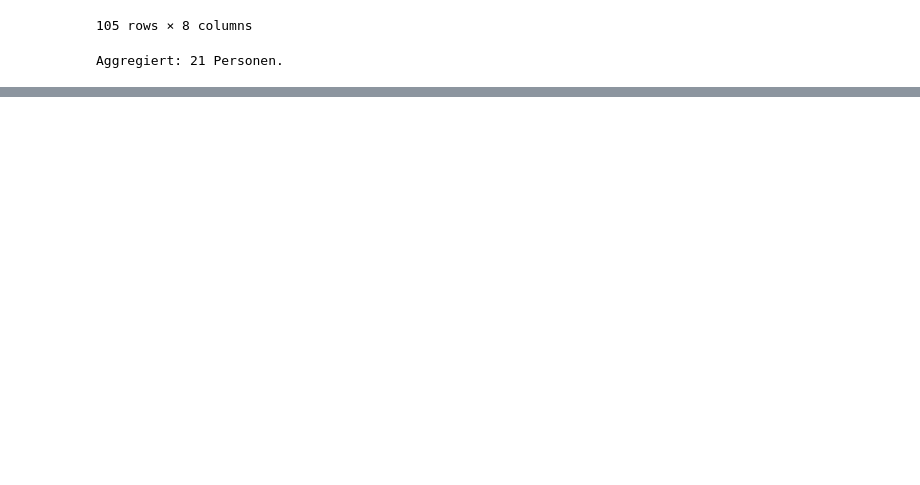
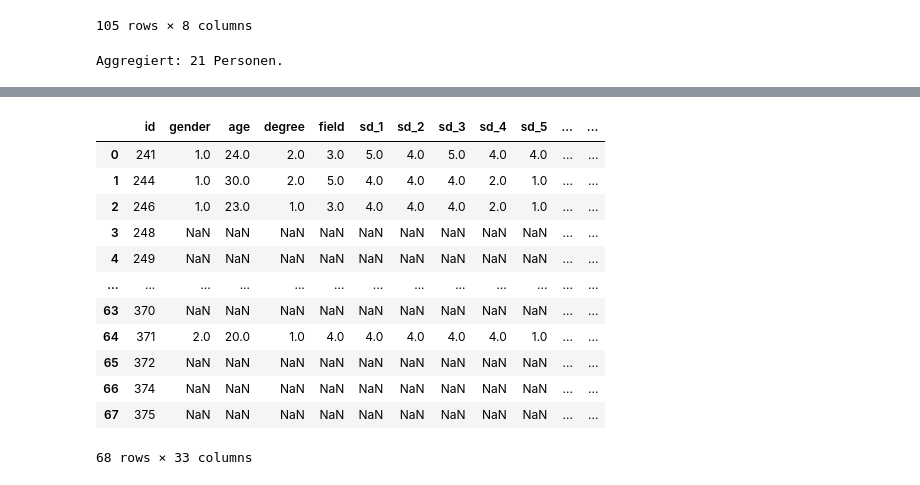
Before and after one commit to 47867/Masterprojekt-Chatbots-Fork, a Jupyter notebook: Python_code/Data_pipeline.ipynb, the cells around one changed output, grey strips where cells are left out. Saved outputs shown, nothing was run; the diff lists cells and outputs as text; code cells hidden in the pictures; blank space fills up the shorter version.

```diff
--- a/Python_code/Data_pipeline.ipynb
+++ b/Python_code/Data_pipeline.ipynb
@@ -523,3 +526,68 @@ df_final         = merge_survey_chatlogs(df_survey_mapped, df_person, how="inner
 
 df_final.to_csv(path_proc / "perp_dataset.csv", index=False)
 df_final
+# %%
+######################################################
+# Ausgeschlossene (ungültige) Fälle exportieren      #
+# Fälle, die vor der LLM-Pipeline entfernt wurden    #
+# (< 5 extrahierte Chats)                            #
+######################################################
+path_exp_l = path_proc / "daten_export_laura"
+path_exp_l.mkdir(parents=True, exist_ok=True)
+
+# Rohdaten neu einlesen, da df_raw oben auf die gültigen Fälle gefiltert wurde
+df_raw_full = pd.read_csv(csv_path, sep="\t")
+
+# dieselben Mail-/Ergänzungs-Korrekturen anwenden wie oben,
+# damit die rekonstruierten Chat-Texte auch hier enthalten sind
+with open(path_other / "ergänzung.txt", "r", encoding="utf-8") as f:
+    df_raw_full.loc[df_raw_full["CASE"].astype(int) == 339, "CH08s"] = f.read()
+with open(path_other / "ergänzung2.txt", "r", encoding="utf-8") as f:
+    df_raw_full.loc[df_raw_full["CASE"].astype(int) == 367, "CH09s"] = f.read()
+df_raw_full = mp.apply_mail_values(df_raw_full, path_mail)
+
+df_excluded_raw = df_raw_full[df_raw_full["CASE"].astype(int).isin(excluded)].copy()
+
+# Spalten, die erst nach dem Ausschluss erzeugt wurden (LLM-Kategorisierungen):
+# für die ausgeschlossenen Fälle existieren keine Klassifikationen -> NA
+created_cols = ["n_chats_valid"] + ALL_COUNT_COLS
+
+# DATENSATZ A: alle Roh-Variablen + alle später erzeugten Variablen
+df_excluded_full = df_excluded_raw.copy()
+for c in created_cols:
+    df_excluded_full[c] = pd.NA
+df_excluded_full.to_csv(path_exp_l / "excluded_raw_full.csv", index=False)
+
+# DATENSATZ B: nur die Variablen aus df_final, aber mit den ausgeschlossenen Fällen
+df_excluded_mapped = map_survey(df_excluded_raw)
+for c in created_cols:
+    df_excluded_mapped[c] = pd.NA
+df_excluded_final = df_excluded_mapped.reindex(columns=df_final.columns)
+df_excluded_final.to_csv(path_exp_l / "excluded_final_vars.csv", index=False)
+
+print(f"Ausgeschlossene Fälle: {sorted(excluded)}")
+print(f"Datensatz A (raw + erzeugte Variablen): {df_excluded_full.shape} -> excluded_raw_full.csv")
+print(f"Datensatz B (df_final-Variablen):       {df_excluded_final.shape} -> excluded_final_vars.csv")
+df_excluded_full
+
+######################################################
+# Gesamtdatensätze: alle 68 Beobachtungen            #
+# (gültige Fälle mit LLM-Werten, ungültige mit NA)   #
+######################################################
+
+# DATENSATZ C: alle Roh-Variablen + erzeugte Variablen, alle Fälle
+counts_by_case = df_person.copy()
+counts_by_case["CASE"] = counts_by_case["teilnehmer_id"].astype(int)
+counts_by_case = counts_by_case.drop(columns=["teilnehmer_id"])
+df_all_full = df_raw_full.merge(counts_by_case, on="CASE", how="left")
+df_all_full.to_csv(path_exp_l / "all_raw_full.csv", index=False)
+
+# DATENSATZ D: df_final-Struktur, alle Fälle
+df_all_final = (pd.concat([df_final, df_excluded_final], ignore_index=True)
+                .sort_values("id").reset_index(drop=True))
+df_all_final.to_csv(path_exp_l / "all_final_vars.csv", index=False)
+
+print(f"Datensatz C (raw + erzeugte Variablen, alle Fälle): {df_all_full.shape} -> all_raw_full.csv")
+print(f"Datensatz D (df_final-Variablen, alle Fälle):       {df_all_final.shape} -> all_final_vars.csv")
+df_all_final
+# %% [output]
@@ -525,0 +603,13 @@ df_final
+|  | id | gender | age | degree | field | sd_1 | sd_2 | sd_3 | sd_4 | sd_5 | ... | ... |
+| 0 | 241 | 1.0 | 24.0 | 2.0 | 3.0 | 5.0 | 4.0 | 5.0 | 4.0 | 4.0 | ... | ... |
+| 1 | 244 | 1.0 | 30.0 | 2.0 | 5.0 | 4.0 | 4.0 | 4.0 | 2.0 | 1.0 | ... | ... |
+| 2 | 246 | 1.0 | 23.0 | 1.0 | 3.0 | 4.0 | 4.0 | 4.0 | 2.0 | 1.0 | ... | ... |
+| 3 | 248 | NaN | NaN | NaN | NaN | NaN | NaN | NaN | NaN | NaN | ... | ... |
+| 4 | 249 | NaN | NaN | NaN | NaN | NaN | NaN | NaN | NaN | NaN | ... | ... |
+| ... | ... | ... | ... | ... | ... | ... | ... | ... | ... | ... | ... | ... |
+| 63 | 370 | NaN | NaN | NaN | NaN | NaN | NaN | NaN | NaN | NaN | ... | ... |
+| 64 | 371 | 2.0 | 20.0 | 1.0 | 4.0 | 4.0 | 4.0 | 4.0 | 4.0 | 1.0 | ... | ... |
+| 65 | 372 | NaN | NaN | NaN | NaN | NaN | NaN | NaN | NaN | NaN | ... | ... |
+| 66 | 374 | NaN | NaN | NaN | NaN | NaN | NaN | NaN | NaN | NaN | ... | ... |
+| 67 | 375 | NaN | NaN | NaN | NaN | NaN | NaN | NaN | NaN | NaN | ... | ... |
+68 rows × 33 columns
```
Also changed, not shown: parts of 2 cells of this notebook, 4 other files.
